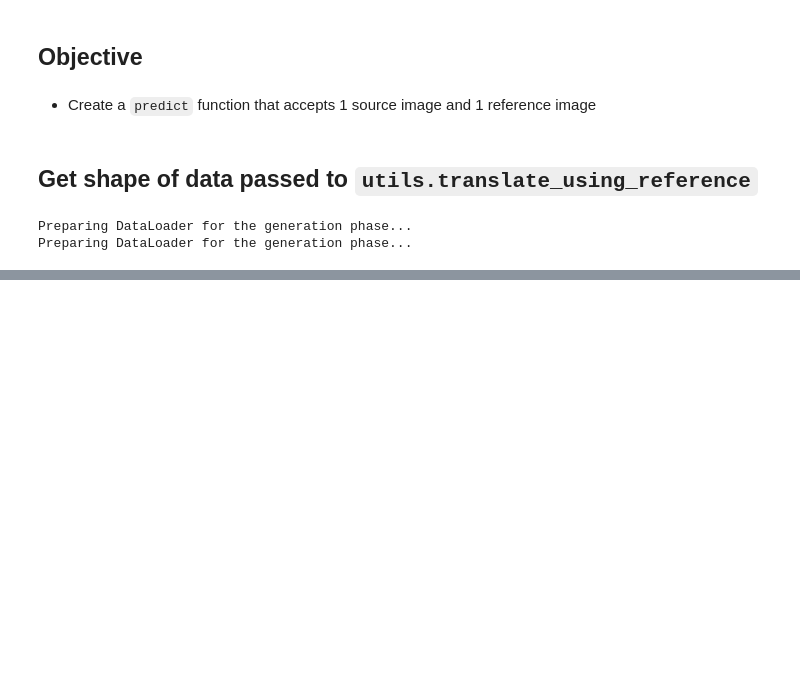
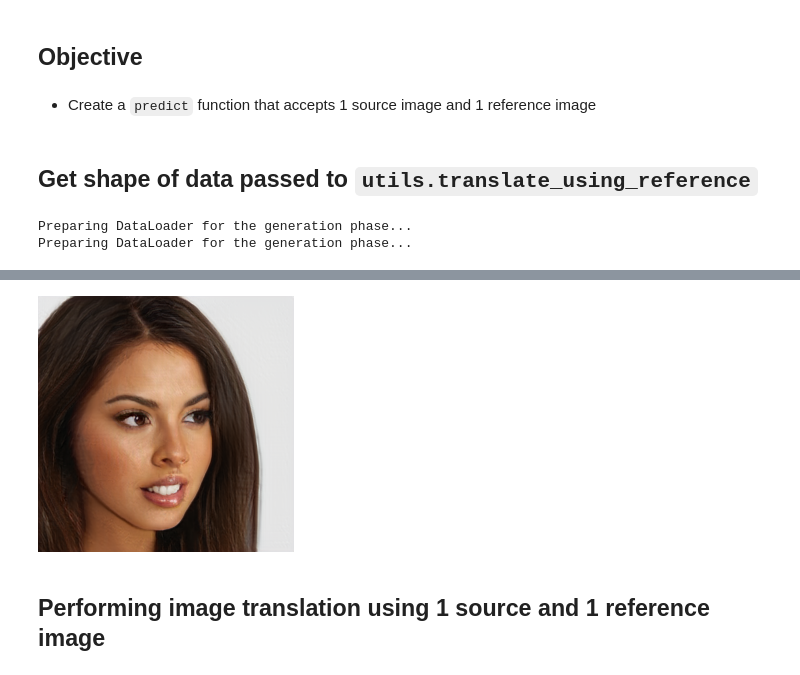
Before and after one commit to clovaai/stargan-v2, a Jupyter notebook: notebooks/Predict.ipynb, the cells around one changed output, grey strips where cells are left out. Saved outputs shown, nothing was run; the diff lists cells and outputs as text; code cells hidden in the pictures; blank space fills up the shorter version.

```diff
--- a/notebooks/Predict.ipynb
+++ b/notebooks/Predict.ipynb
@@ -60,0 +146,6 @@ tensor([0, 0, 0, 0, 0, 0, 0, 0, 0, 0, 0, 0, 0, 0, 0, 0, 0, 0, 0, 0, 0, 0, 0, 0,
+# %%
+masks = nets.fan.get_heatmap(x_src_sample) if args.w_hpf > 0 else None
+# %%
+s_ref_sample = nets.style_encoder(x_ref_sample, y_ref_sample)
+# %%
+x_fake = nets.generator(x_src_sample, s_ref_sample, masks=masks)
@@ -60,0 +156,11 @@ tensor([0, 0, 0, 0, 0, 0, 0, 0, 0, 0, 0, 0, 0, 0, 0, 0, 0, 0, 0, 0, 0, 0, 0, 0,
+# %%
+fake_sample = x_fake.squeeze()
+fake_sample = denormalize(fake_sample)
+fake_sample = fake_sample.mul(255).add_(0.5).clamp_(0, 255).permute(1, 2, 0)
+fake_sample = fake_sample.to('cpu', torch.uint8).numpy()
+# %%
+Image.fromarray(fake_sample)
+# %% [output]
+[figure, added]
+# %% [markdown]
+## Performing image translation using 1 source and 1 reference image
```
Also changed, not shown: parts of 72 cells of this notebook, 1 other file.
